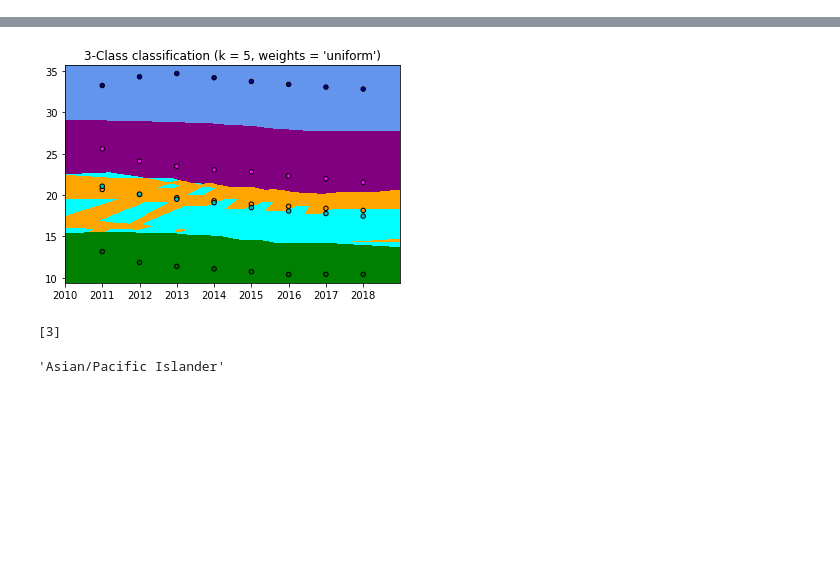
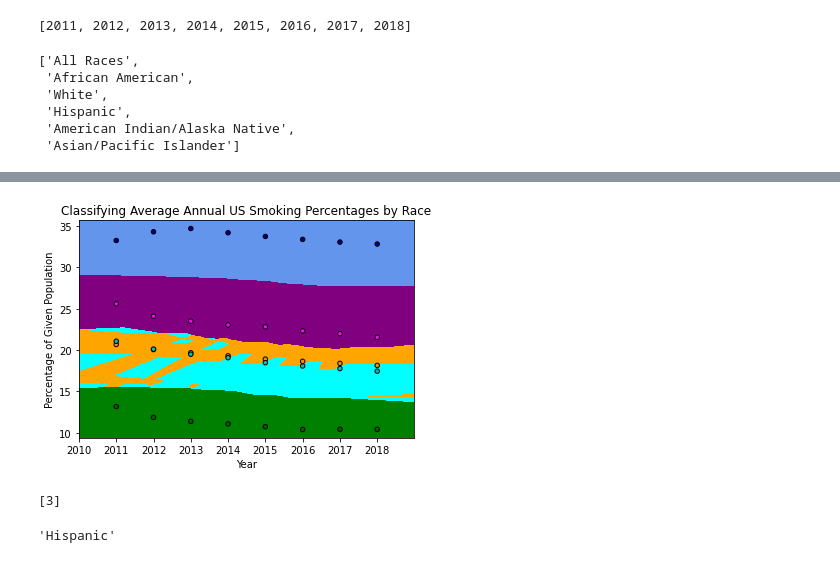
Before and after one commit to Frank0012/BiasMachine, a Jupyter notebook: KNN.ipynb, the cells around one changed output, grey strips where cells are left out. Drawn from its saved outputs; the diff is of its cells as text; code cells hidden in the pictures; blank space fills up the shorter version.

```diff
--- a/KNN.ipynb
+++ b/KNN.ipynb
@@ -10,9 +10,3 @@ import pandas as pd
 n_neighbors = 5
 # %%
 df = pd.read_csv('/content/drive/My Drive/Colab Notebooks/Behavioral_Risk_Factor_Data__Tobacco_Use__2011_to_present_.csv')
-# %%
-data = []
-for i in range(len(df['YEAR'])):
-  if (df['MeasureDesc'][i] == 'Current Smoking'):
-    data.append([df['YEAR'][i], df['LocationDesc'][i], df['Gender'][i], df['Race'][i], df['Age'][i], df['Education'][i], df['Data_Value'][i]])
-data
@@ -36,0 +13,3 @@ data
+# %%
+data = df[df['MeasureDesc'] == 'Current Smoking']
+data
@@ -37,5 +30,8 @@ data
 # %%
 years = []
-for i in data:
-    if int(i[0]) not in years:
-      years.append(int(i[0]))
+for i in data['YEAR']:
+  if int(i) not in years:
+    years.append(i)
+years
+# %% [output]
+[2011, 2012, 2013, 2014, 2015, 2016, 2017, 2018]
@@ -44 +38,14 @@ races = ['White', 'Hispanic', 'American Indian/Alaska Native', 'Asian/Pacific Is
+# %%
+races = []
+for i in data['Race']:
+  if i not in races:
+    races.append(i)
+races
+# %% [output]
+['All Races',
+ 'African American',
+ 'White',
+ 'Hispanic',
+ 'American Indian/Alaska Native',
+ 'Asian/Pacific Islander']
 # %%
@@ -115,30 +121,31 @@ h = .02
 # %%
 #for weights in ['uniform', 'distance']:
 clf = neighbors.KNeighborsClassifier(n_neighbors, weights='uniform')
 clf.fit(X, y)
 
 
 x_min = min(year_vals) - 1
 x_max = max(year_vals) + 1
 y_min = min(perc_vals) - 1
 y_max = max(perc_vals) + 1
 xx, yy = np.meshgrid(np.arange(x_min, x_max, h),
                       np.arange(y_min, y_max, h))
 Z = clf.predict(np.c_[xx.ravel(), yy.ravel()])
 
 Z = Z.reshape(xx.shape)
 
 plt.figure()
 plt.pcolormesh(xx, yy, Z, cmap=cmap_light)
 
 plt.scatter(year_vals, perc_vals, c=y, cmap=cmap_bold,
               edgecolor='k', s=20)
 plt.xlim(xx.min(), xx.max())
 plt.ylim(yy.min(), yy.max())
-plt.title("3-Class classification (k = 5, weights = 'uniform')")
-         # % (n_neighbors, weights))
+plt.xlabel("Year")
+plt.ylabel("Percentage of Given Population")
+plt.title("Classifying Average Annual US Smoking Percentages by Race")
 
 plt.show()
 # %% [output]
-[figure, old version]
+[figure, new version]
 # %%
@@ -148,4 +155,4 @@ print(clf.predict([[2011, 11]]))
 # %%
 races[3]
 # %% [output]
-'Asian/Pacific Islander'
+'Hispanic'
```
Also changed, not shown: parts of 5 cells of this notebook.
